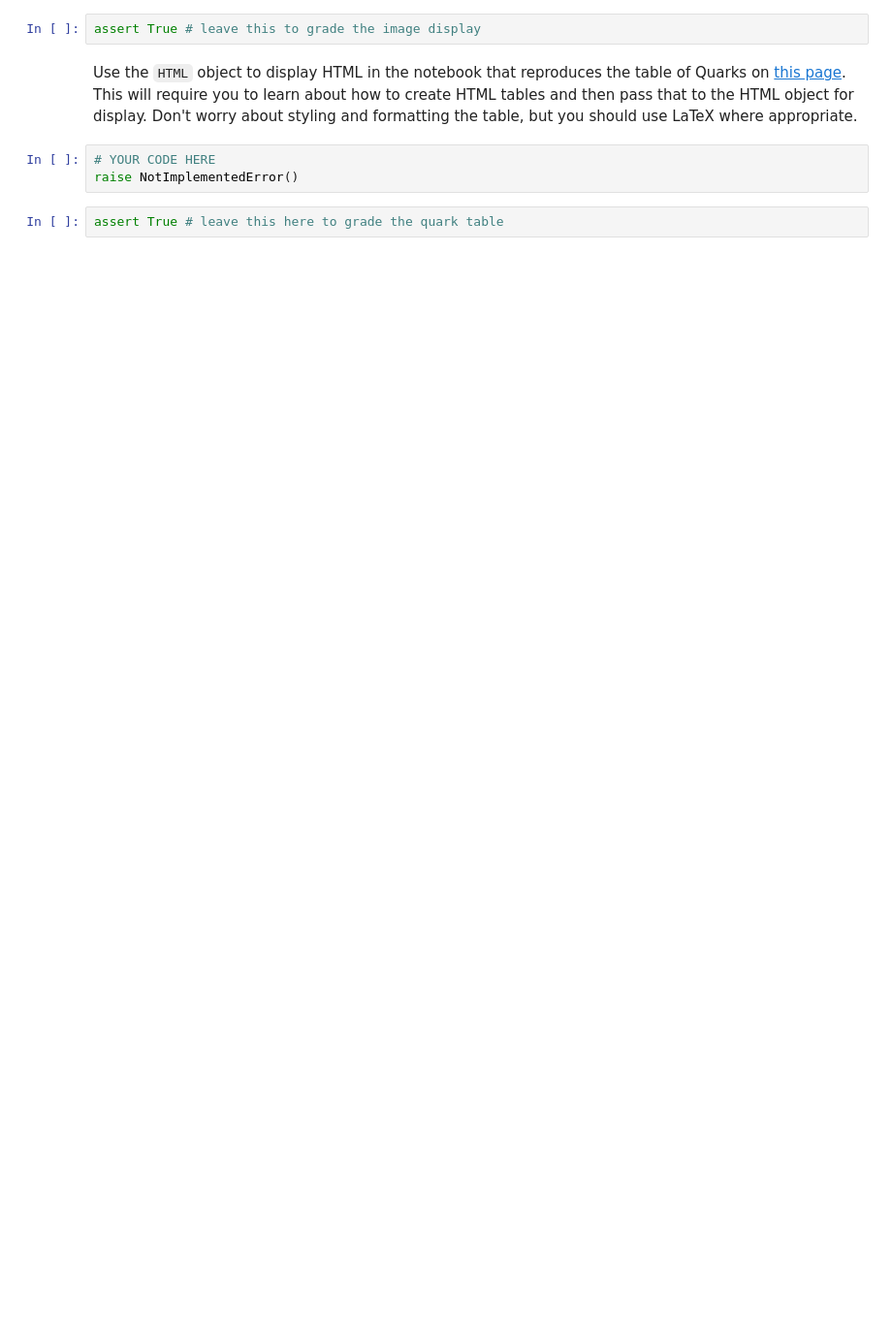
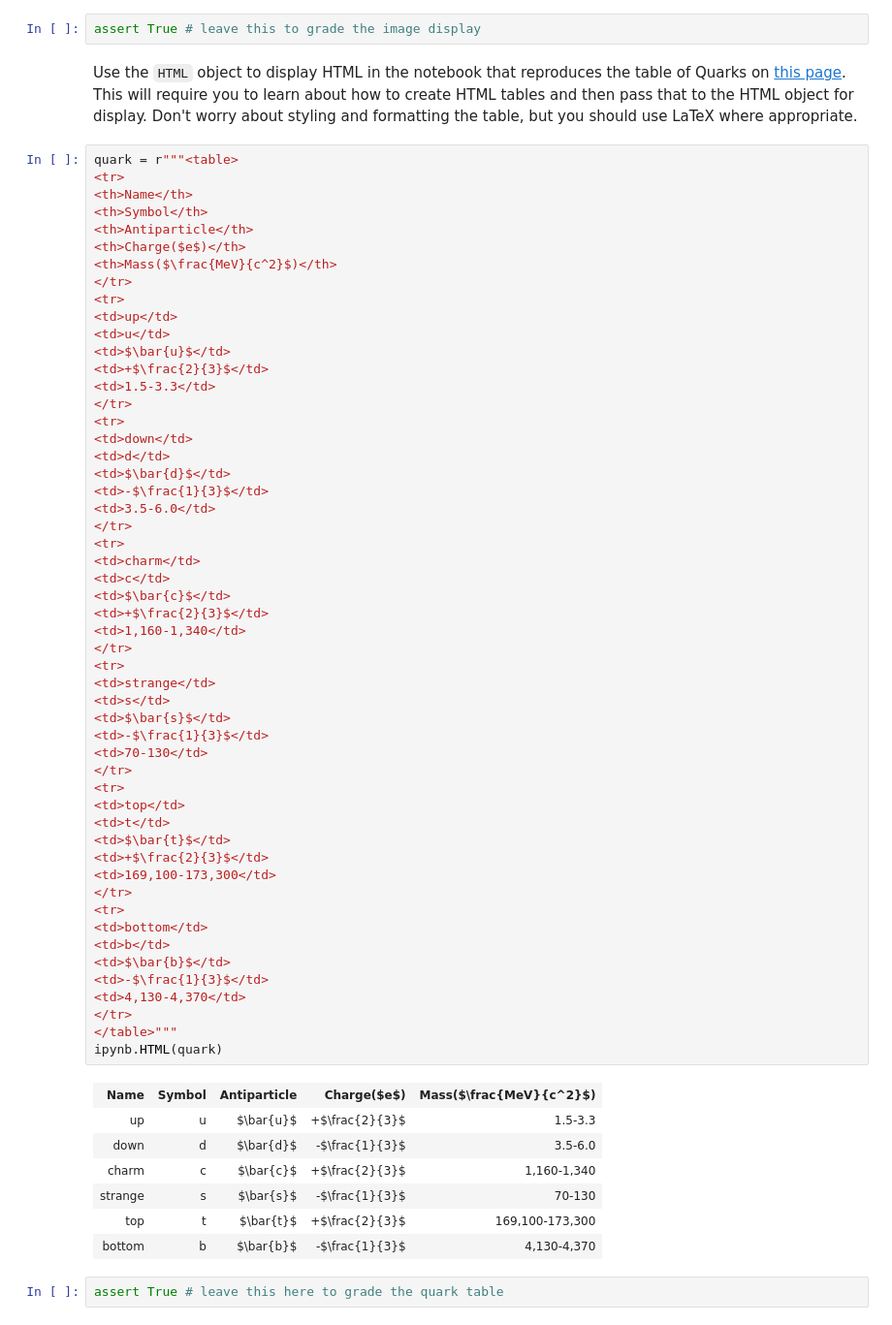
Before and after one commit to CalPolyPat/phys202-2015-work, a Jupyter notebook: assignments/assignment06/DisplayEx01.ipynb, the cells around one changed output. Shown at 97% size. Saved outputs shown, nothing was run; the diff lists cells and outputs as text; blank space fills up the shorter version.

```diff
--- a/assignments/assignment06/DisplayEx01.ipynb
+++ b/assignments/assignment06/DisplayEx01.ipynb
@@ -25,8 +25,66 @@ ipynb.display(i)
 assert True # leave this to grade the image display
 # %% [markdown]
 Use the `HTML` object to display HTML in the notebook that reproduces the table of Quarks on [this page](http://en.wikipedia.org/wiki/List_of_particles). This will require you to learn about how to create HTML tables and then pass that to the HTML object for display. Don't worry about styling and formatting the table, but you should use LaTeX where appropriate.
-# %%
-# YOUR CODE HERE
-raise NotImplementedError()
+# %%
+quark = r"""<table>
+<tr>
+<th>Name</th>
+<th>Symbol</th>
+<th>Antiparticle</th>
+<th>Charge($e$)</th>
+<th>Mass($\frac{MeV}{c^2}$)</th>
+</tr>
+<tr>
+<td>up</td>
+<td>u</td>
+<td>$\bar{u}$</td>
+<td>+$\frac{2}{3}$</td>
+<td>1.5-3.3</td>
+</tr>
+<tr>
+<td>down</td>
+<td>d</td>
+<td>$\bar{d}$</td>
+<td>-$\frac{1}{3}$</td>
+<td>3.5-6.0</td>
+</tr>
+<tr>
+<td>charm</td>
+<td>c</td>
+<td>$\bar{c}$</td>
+<td>+$\frac{2}{3}$</td>
+<td>1,160-1,340</td>
+</tr>
+<tr>
+<td>strange</td>
+<td>s</td>
+<td>$\bar{s}$</td>
+<td>-$\frac{1}{3}$</td>
+<td>70-130</td>
+</tr>
+<tr>
+<td>top</td>
+<td>t</td>
+<td>$\bar{t}$</td>
+<td>+$\frac{2}{3}$</td>
+<td>169,100-173,300</td>
+</tr>
+<tr>
+<td>bottom</td>
+<td>b</td>
+<td>$\bar{b}$</td>
+<td>-$\frac{1}{3}$</td>
+<td>4,130-4,370</td>
+</tr>
+</table>"""
+ipynb.HTML(quark)
+# %% [output]
+| Name | Symbol | Antiparticle | Charge($e$) | Mass($\frac{MeV}{c^2}$) |
+| up | u | $\bar{u}$ | +$\frac{2}{3}$ | 1.5-3.3 |
+| down | d | $\bar{d}$ | -$\frac{1}{3}$ | 3.5-6.0 |
+| charm | c | $\bar{c}$ | +$\frac{2}{3}$ | 1,160-1,340 |
+| strange | s | $\bar{s}$ | -$\frac{1}{3}$ | 70-130 |
+| top | t | $\bar{t}$ | +$\frac{2}{3}$ | 169,100-173,300 |
+| bottom | b | $\bar{b}$ | -$\frac{1}{3}$ | 4,130-4,370 |
 # %%
 assert True # leave this here to grade the quark table
```
Also changed, not shown: parts of 2 cells of this notebook.
